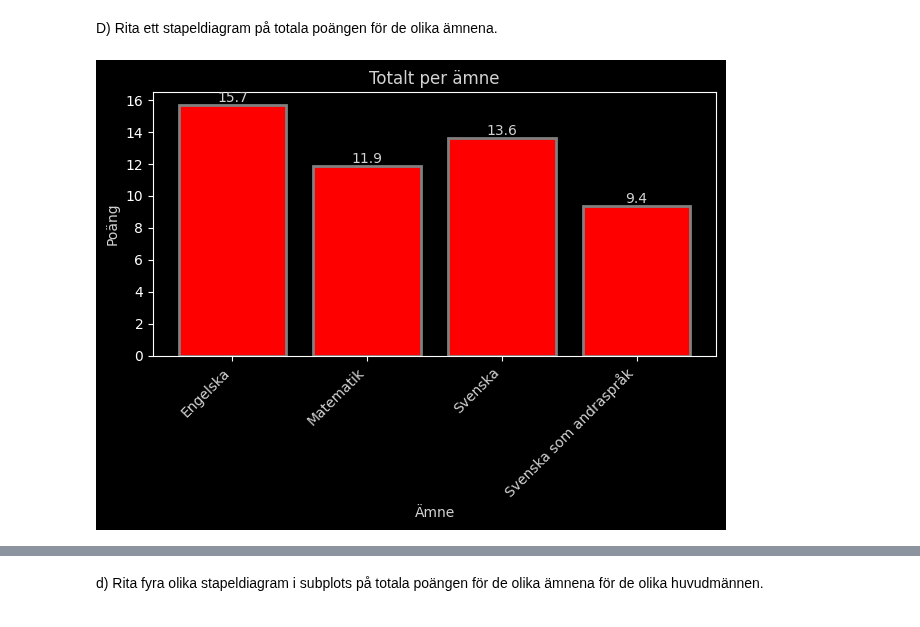
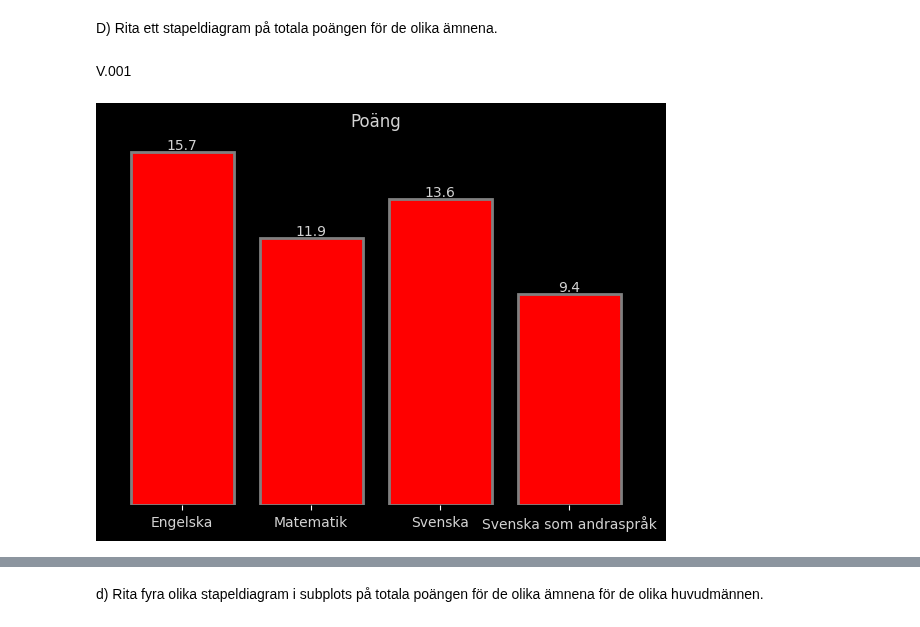
Before and after one commit to Markofbear/Python-Bjorn-Lagerblad-OPA23, a Jupyter notebook: Labb2/Labb2.ipynb, the cells around one changed output, grey strips where cells are left out. Cells and saved outputs as stored; diff of their text form; code cells hidden in the pictures.

```diff
--- a/Labb2/Labb2.ipynb
+++ b/Labb2/Labb2.ipynb
@@ -105,36 +105,51 @@ Antal flickor med betyg F för samtliga: 5824.92
 Antal pojkar med betyg F för samtliga: 5797.89
 # %% [markdown]
   D) Rita ett stapeldiagram på totala poängen för de olika ämnena.
+# %% [markdown]
+V.001
 # %%
 import pandas as pd
 import matplotlib.pyplot as plt
 
 plt.style.use("dark_background")
 
 file_path = "riket2023_åk9_np.xlsx"
 
 subjects = ["Engelska", "Matematik", "Svenska", "Svenska som andraspråk"]
 sheets = ["Engelska", "Matematik", "Svenska", "Svenska som andraspråk"]
 
 totalt = {}
 
 for sheet, subject in zip(sheets, subjects):
     df = pd.read_excel(file_path, sheet_name=sheet, skiprows=8)
     total_average_points = df.iloc[0, -3]
     totalt[subject] = total_average_points
 
 bars = plt.bar(totalt.keys(), totalt.values(), color="red", edgecolor="gray", linewidth=2)
-plt.xlabel("Ämne", color="lightgray")
-plt.ylabel("Poäng", color="lightgray")
-plt.title("Totalt per ämne", color="lightgray")
-plt.xticks(rotation=45, ha="right", color="lightgray")
+
+plt.grid(False)
+
+plt.gca().spines['top'].set_visible(False)
+plt.gca().spines['right'].set_visible(False)
+plt.gca().spines['left'].set_visible(False)
+plt.gca().spines['bottom'].set_visible(False)
+
+plt.gca().patch.set_alpha(0.0)
+
+plt.xticks(rotation=0, color="lightgray")
+
+plt.gca().axes.get_yaxis().set_visible(False)
+
+plt.tight_layout(pad=3)
+
+
+plt.title("Poäng", color="lightgray")
 
 for bar in bars:
     height = bar.get_height()
     plt.text(bar.get_x() + bar.get_width()/2, height, round(height, 1),
              ha="center", va="bottom", color="lightgray")
 
-plt.tight_layout()
 plt.show()
 # %% [output]
-[figure, old version]
+[figure, new version]
```
Also changed, not shown: parts of 1 cell of this notebook.
